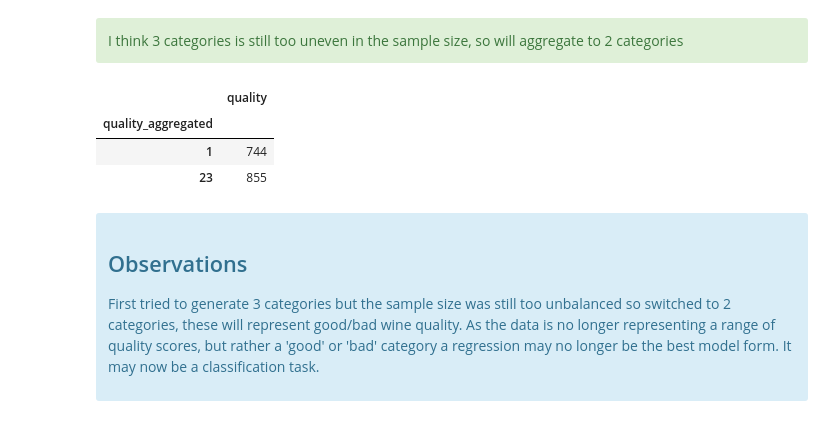
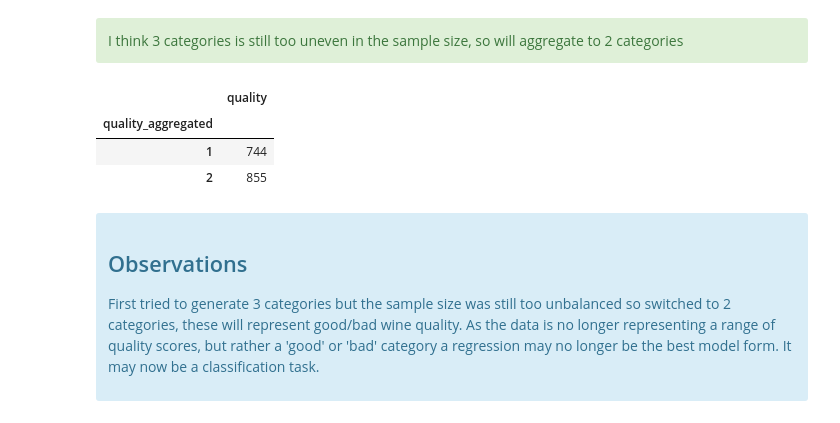
Before and after one commit to AlexPorter0/wine_prediction_model, a Jupyter notebook: Wine Quality Regression Model.ipynb, the cells around one changed output. Saved outputs shown, nothing was run; the diff lists cells and outputs as text; code cells hidden in the pictures.

```diff
--- a/Wine Quality Regression Model.ipynb
+++ b/Wine Quality Regression Model.ipynb
@@ -371,13 +372,13 @@ cleaned_red_wine_data.groupby('quality_aggregated')[['quality']].count()
     I think 3 categories is still too uneven in the sample size, so will aggregate to 2 categories
 # %%
 cleaned_red_wine_data['quality_aggregated'] = 1
-cleaned_red_wine_data.loc[(cleaned_red_wine_data['quality'] == 6) | (cleaned_red_wine_data['quality'] == 7) | (cleaned_red_wine_data['quality'] == 8), 'quality_aggregated'] = 23
+cleaned_red_wine_data.loc[(cleaned_red_wine_data['quality'] == 6) | (cleaned_red_wine_data['quality'] == 7) | (cleaned_red_wine_data['quality'] == 8), 'quality_aggregated'] = 2
 cleaned_red_wine_data.groupby('quality_aggregated')[['quality']].count()
 # %% [output]
 |  | quality |
 | quality_aggregated |  |
 | 1 | 744 |
-| 23 | 855 |
+| 2 | 855 |
 # %% [markdown]
 <div class="alert alert-info">
 
```
Also changed, not shown: parts of 19 cells of this notebook.
